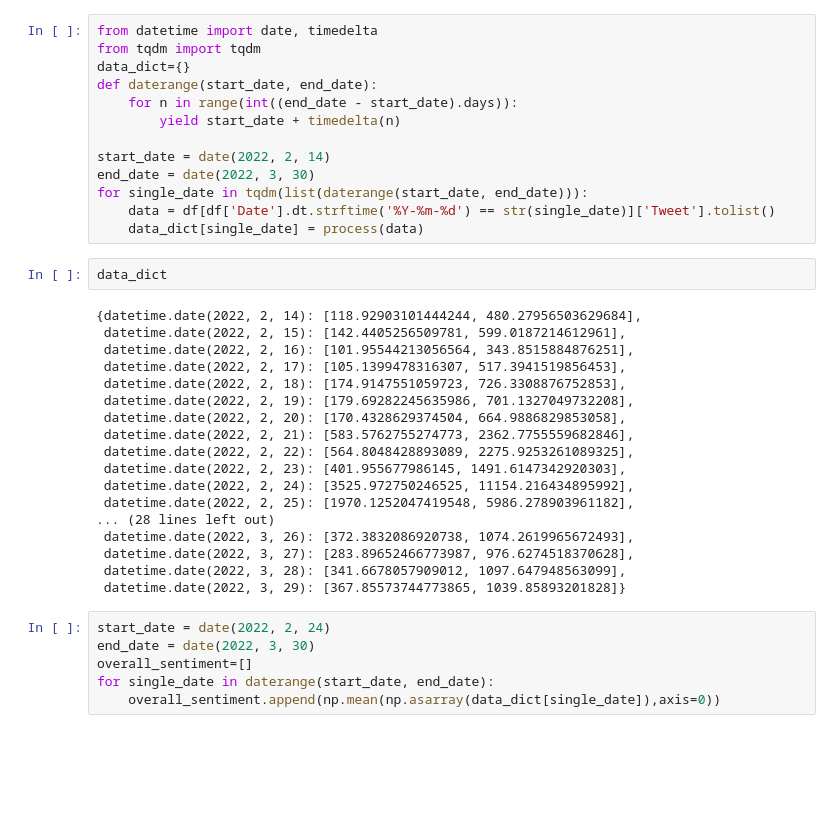
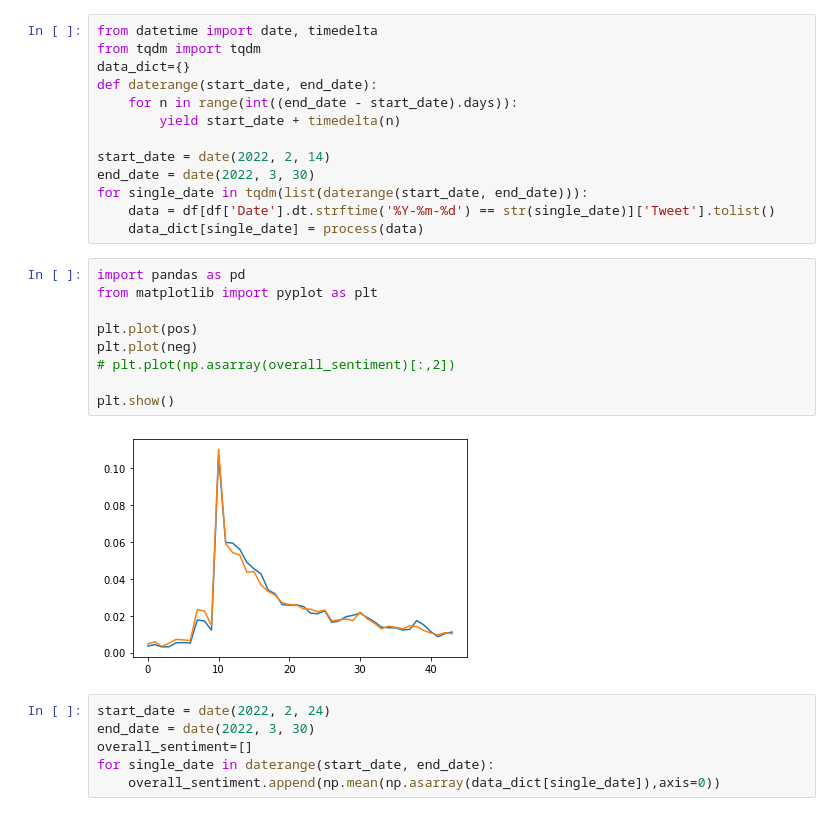
Before and after one commit to dspsharathchandra/Twitter-Data-Sentiment-Analytics, a Jupyter notebook: Project.ipynb, the cells around one changed output. Saved outputs shown, nothing was run; the diff lists cells and outputs as text; blank space fills up the shorter version.

```diff
--- a/Project.ipynb
+++ b/Project.ipynb
@@ -93,25 +93,16 @@ for single_date in tqdm(list(daterange(start_date, end_date))):
     data = df[df['Date'].dt.strftime('%Y-%m-%d') == str(single_date)]['Tweet'].tolist()
     data_dict[single_date] = process(data)
 # %%
-data_dict
+import pandas as pd
+from matplotlib import pyplot as plt
+
+plt.plot(pos)
+plt.plot(neg)
+# plt.plot(np.asarray(overall_sentiment)[:,2])
+
+plt.show()
 # %% [output]
-{datetime.date(2022, 2, 14): [118.92903101444244, 480.27956503629684],
- datetime.date(2022, 2, 15): [142.4405256509781, 599.0187214612961],
- datetime.date(2022, 2, 16): [101.95544213056564, 343.8515884876251],
- datetime.date(2022, 2, 17): [105.1399478316307, 517.3941519856453],
- datetime.date(2022, 2, 18): [174.9147551059723, 726.3308876752853],
- datetime.date(2022, 2, 19): [179.69282245635986, 701.1327049732208],
- datetime.date(2022, 2, 20): [170.4328629374504, 664.9886829853058],
- datetime.date(2022, 2, 21): [583.5762755274773, 2362.7755559682846],
- datetime.date(2022, 2, 22): [564.8048428893089, 2275.9253261089325],
- datetime.date(2022, 2, 23): [401.955677986145, 1491.6147342920303],
- datetime.date(2022, 2, 24): [3525.972750246525, 11154.216434895992],
- datetime.date(2022, 2, 25): [1970.1252047419548, 5986.278903961182],
-... (28 lines left out)
- datetime.date(2022, 3, 26): [372.3832086920738, 1074.2619965672493],
- datetime.date(2022, 3, 27): [283.89652466773987, 976.6274518370628],
- datetime.date(2022, 3, 28): [341.6678057909012, 1097.647948563099],
- datetime.date(2022, 3, 29): [367.85573744773865, 1039.85893201828]}
+[figure, added]
 # %%
 start_date = date(2022, 2, 24)
 end_date = date(2022, 3, 30)
```
Also changed, not shown: parts of 5 cells of this notebook, 1 other file.
